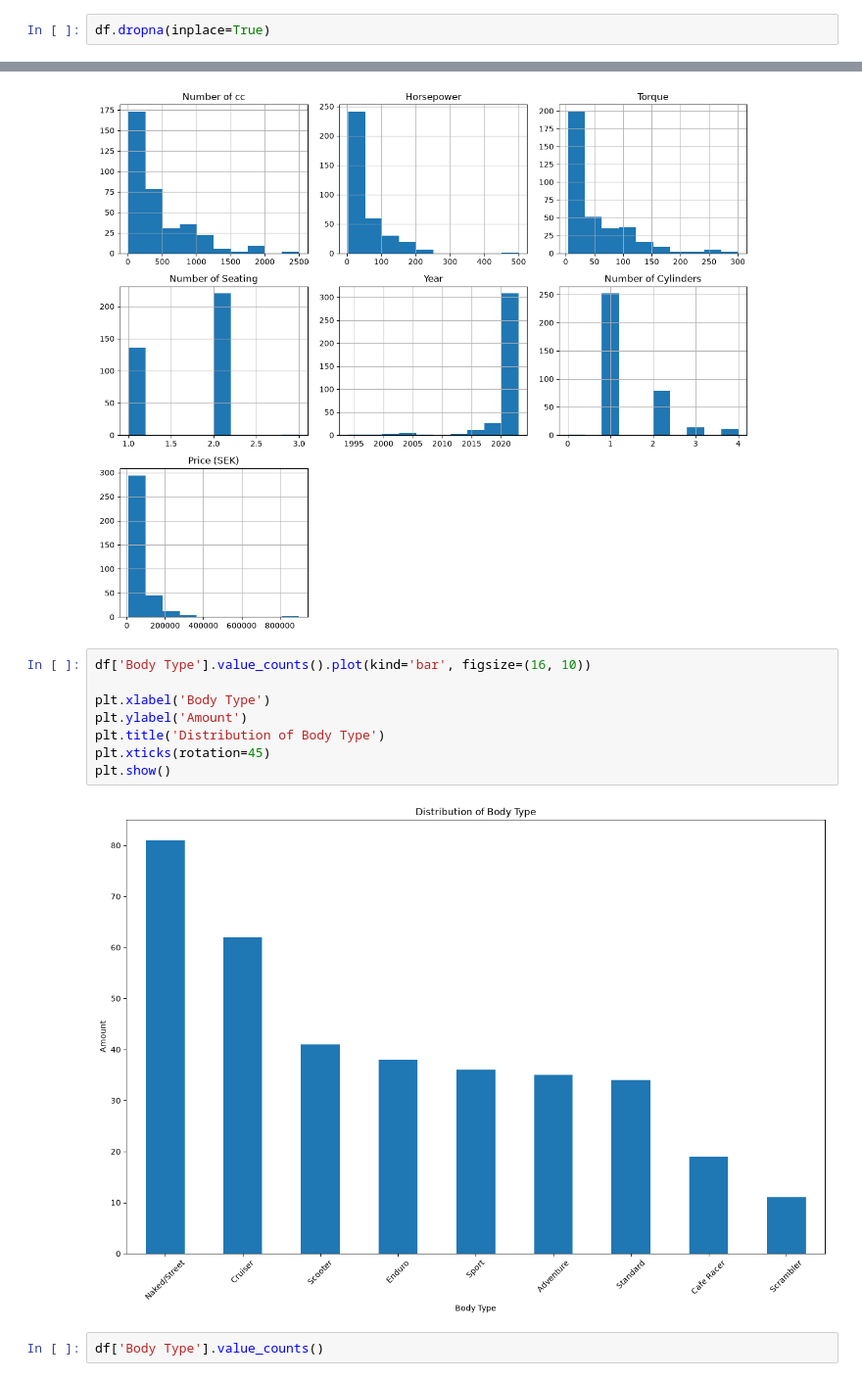
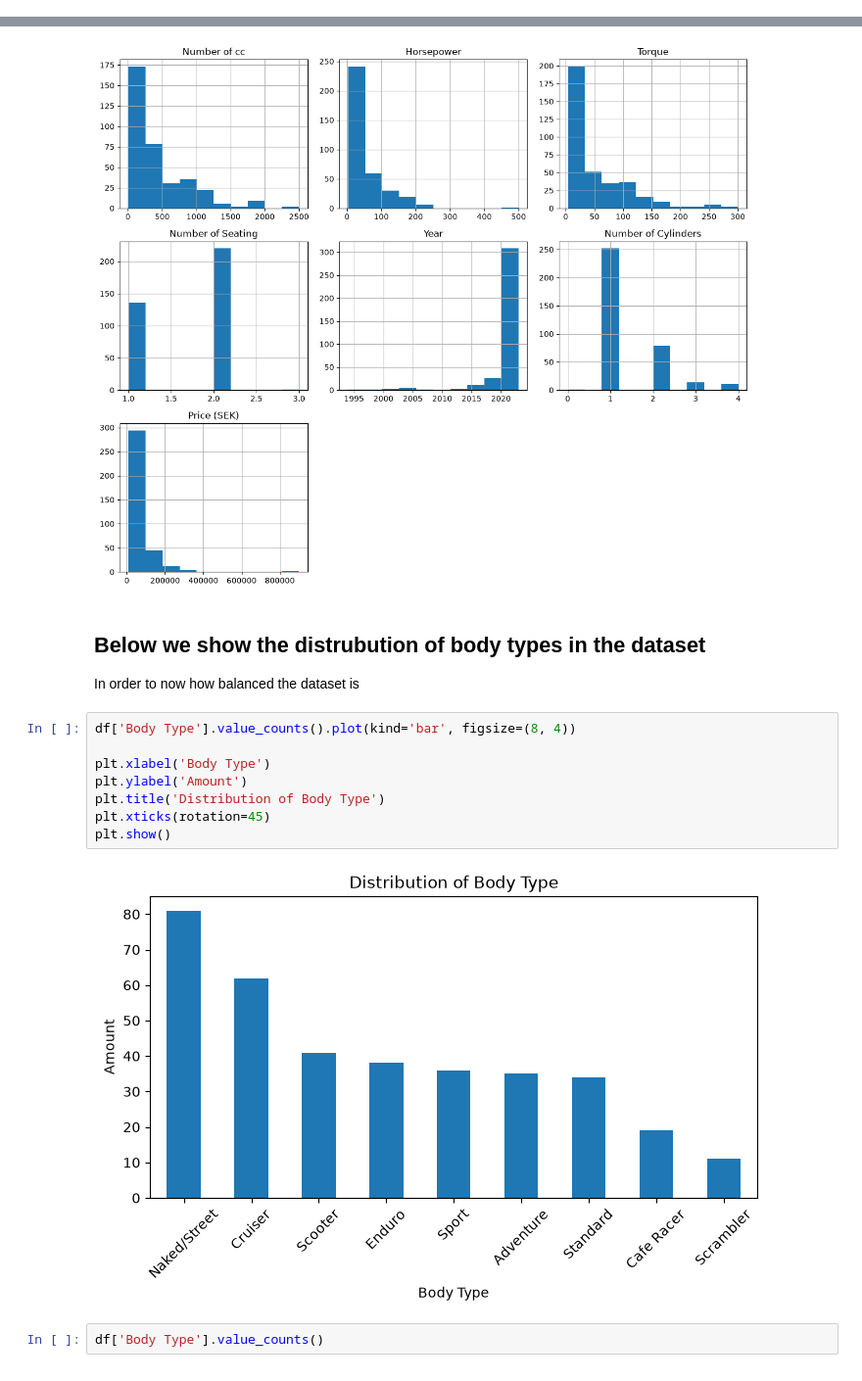
Before and after one commit to Piexgear/mc_match, a Jupyter notebook: EDA.ipynb, the cells around one changed output, grey strips where cells are left out. Shown at 98% size. Cells and saved outputs as stored; diff of their text form.

```diff
--- a/EDA.ipynb
+++ b/EDA.ipynb
@@ -60,5 +60,3 @@ Number of Cylinders    0
 Price (SEK)            0
 Usage Type             0
 dtype: int64
-# %%
-df.dropna(inplace=True)
@@ -110,16 +68,19 @@ plt.tight_layout()
 plt.show()
 # %% [output]
 [figure]
+# %% [markdown]
+## Below we show the distrubution of body types in the dataset
+In order to now how balanced the dataset is
 # %%
-df['Body Type'].value_counts().plot(kind='bar', figsize=(16, 10))
+df['Body Type'].value_counts().plot(kind='bar', figsize=(8, 4))
 
 plt.xlabel('Body Type')
 plt.ylabel('Amount')
 plt.title('Distribution of Body Type')
 plt.xticks(rotation=45)
 plt.show()
 # %% [output]
-[figure, old version]
+[figure, new version]
 # %%
 df['Body Type'].value_counts()
 # %% [output]
```
Also changed, not shown: parts of 14 cells of this notebook.
